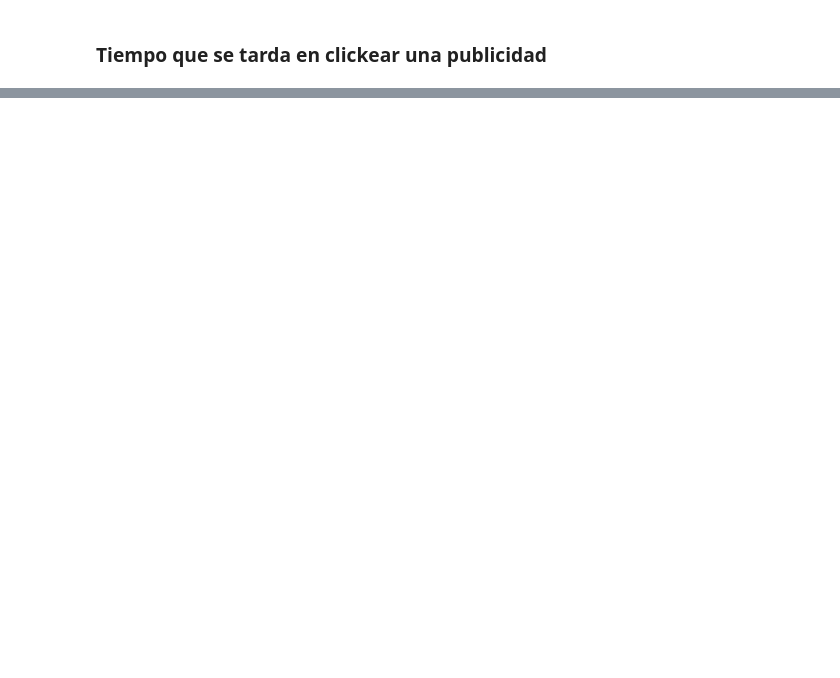
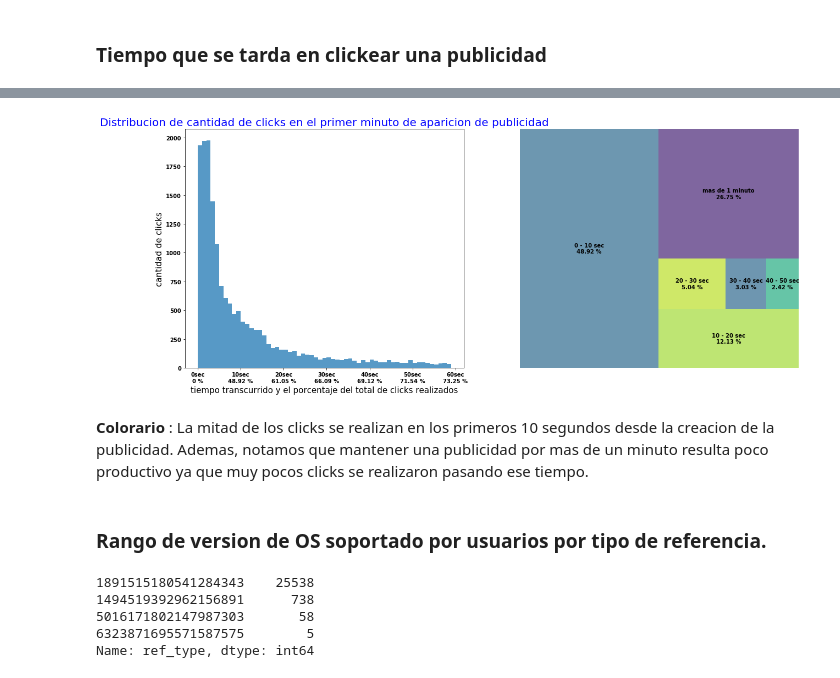
Before and after one commit to freedocx/7506Jampp, a Jupyter notebook: Ani/analisis-exploratorio-jammp.ipynb, the cells around one changed output, grey strips where cells are left out. Saved outputs shown, nothing was run; the diff lists cells and outputs as text; code cells hidden in the pictures; blank space fills up the shorter version.

```diff
--- a/Ani/analisis-exploratorio-jammp.ipynb
+++ b/Ani/analisis-exploratorio-jammp.ipynb
@@ -268,6 +272,10 @@ axispos = plt.axis([0,1,0,3])
 # %%
 # Quitamos los valores invalidos
 time = clicks['timeToClick'].dropna()
+len_time = len(time)
+
+# variable que indica la cant de segundos a analalizar
+sec = 60*1
 # %%
 # Acotaremos nuestro analisis al primer minuto de aparicion de una publicidad.
-time = time[time<=60]
+time = time[time<=sec]
@@ -284,0 +282,53 @@ ax= plt.hist(time, bins= range(60), alpha=0.75)
+# %%
+# Grafico
+
+f, ax = plt.subplots(1,2, figsize=(20, 8))
+
+# Subplot 1
+
+xticks = ["","0sec\n0 %"]
+porcentaje = 0
+for i in range(0,sec-9,10):
+    cantidad = len(time[time>=i][time<i+10])
+    porcentaje += (cantidad/len_time)*100
+    xticks.append(str(i+10) + "sec\n" + str(np.around(porcentaje,decimals=2))+' %')
+
+
+ax[0].set_title('Distribucion de cantidad de clicks en el primer minuto de aparicion de publicidad', fontdict={'color':'b','size': 20})
+ax[0].set_xlabel('tiempo transcurrido y el porcentaje del total de clicks realizados', fontdict={'size': 15})
+ax[0].set_ylabel('cantidad de clicks', fontdict={'size': 15})
+
+ax[0].set_xticklabels(xticks)
+
+ax[0].hist(time, bins= range(sec), alpha=0.75)
+
+
+# Subplot 2
+
+labels = []
+sizes = []
+
+for i in range(0,sec-19,10):
+
+    cantidad = len(time[time>=i][time<i+10])
+    porcentaje = (cantidad/len_time)*100
+    porcentaje = np.around(porcentaje,decimals=2)
+
+    sizes.append(cantidad)
+    labels.append(str(i) + " - " + str(i+10) + " sec\n" + str(porcentaje)+' %')
+
+cantidad = len_time - len(time)
+porcentaje = (cantidad/len_time)*100
+labels.append("mas de 1 minuto\n"+str(np.around(porcentaje,decimals=2))+' %')
+sizes.append(cantidad)
+
+ax[1] = squarify.plot(sizes=sizes, label=labels, alpha=.7)
+ax[1].axis('off')
+
+plt.show()
+# %% [output]
+[figure, added]
+# %% [markdown]
+**Colorario** : La mitad de los clicks se realizan en los primeros 10 segundos desde la creacion de la publicidad. Ademas, notamos que mantener una publicidad por mas de un minuto resulta poco productivo ya que muy pocos clicks se realizaron pasando ese tiempo.
+# %% [markdown]
+### Rango de version de OS soportado por usuarios por tipo de referencia.
@@ -284,0 +338,8 @@ ax= plt.hist(time, bins= range(60), alpha=0.75)
+# %%
+OS_version_clicks['ref_type'].value_counts()
+# %% [output]
+1891515180541284343    25538
+1494519392962156891      738
+5016171802147987303       58
+6323871695571587575        5
+Name: ref_type, dtype: int64
```
Also changed, not shown: parts of 31 cells of this notebook.
